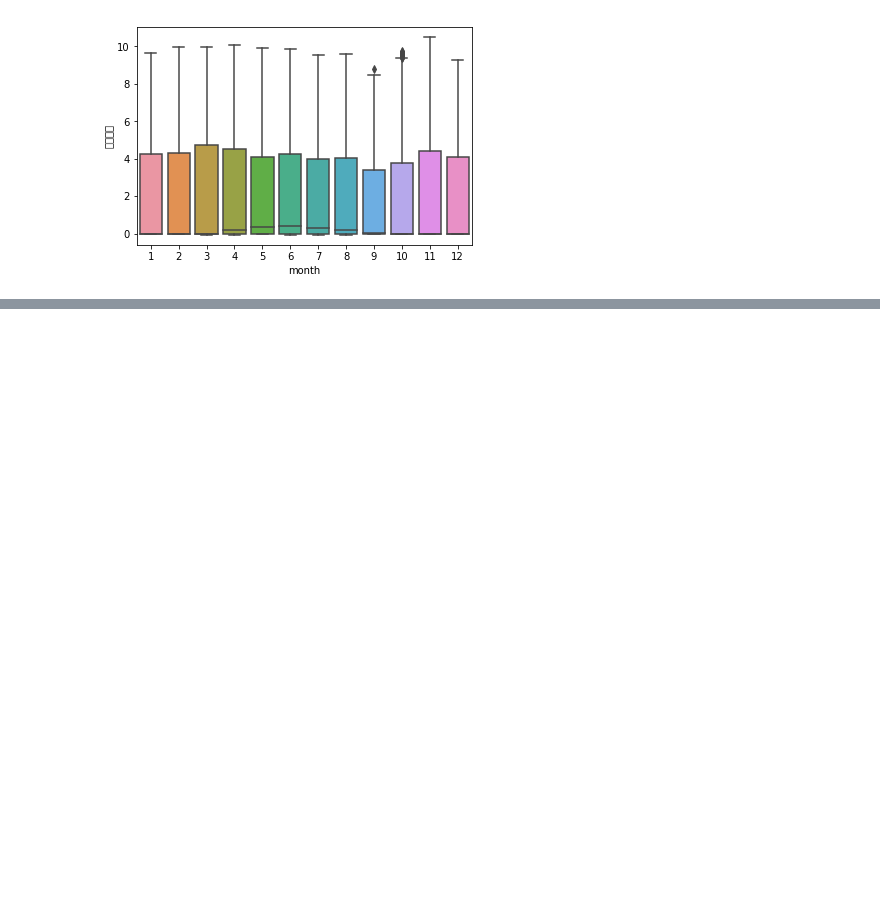
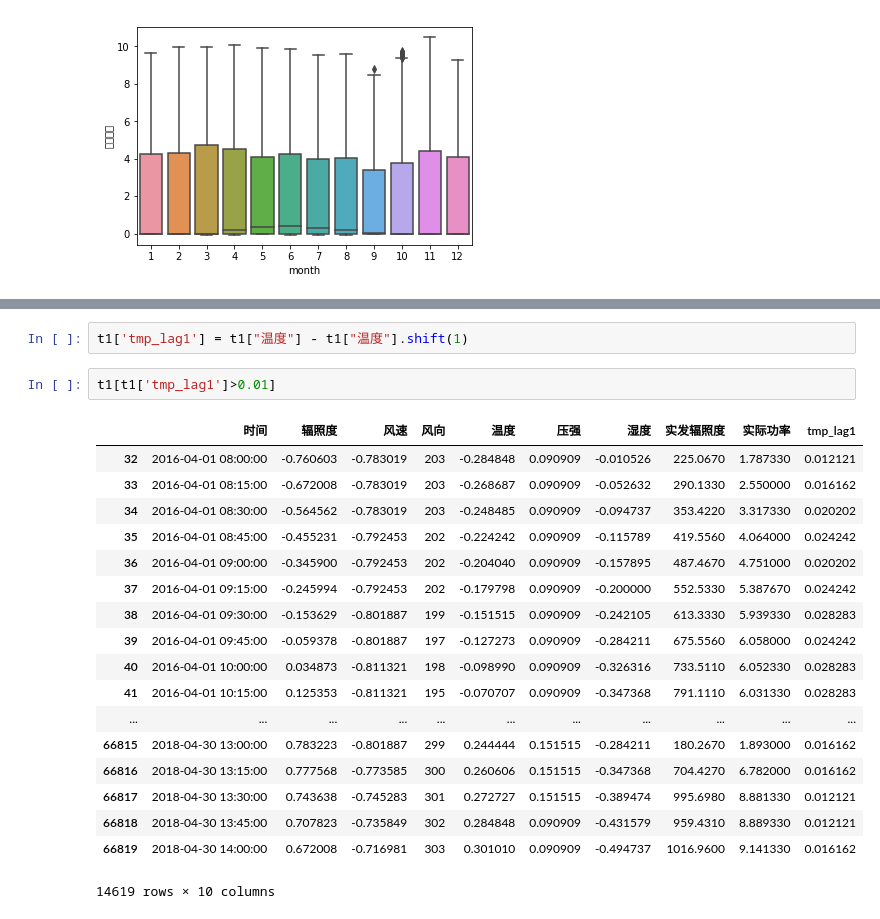
Before and after one commit to EvilPsyCHo/competition, a Jupyter notebook: gngf/notebook/EDA 20181105.ipynb, the cells around one changed output, grey strips where cells are left out. Saved outputs shown, nothing was run; the diff lists cells and outputs as text; blank space fills up the shorter version.

```diff
--- a/gngf/notebook/EDA 20181105.ipynb
+++ b/gngf/notebook/EDA 20181105.ipynb
@@ -142,0 +315,23 @@ sns.boxplot(x='month', y='实际功率', data=t1)
+# %%
+t1['tmp_lag1'] = t1["温度"] - t1["温度"].shift(1)
+# %%
+t1[t1['tmp_lag1']>0.01]
+# %% [output]
+|  | 时间 | 辐照度 | 风速 | 风向 | 温度 | 压强 | 湿度 | 实发辐照度 | 实际功率 | tmp_lag1 |
+| 32 | 2016-04-01 08:00:00 | -0.760603 | -0.783019 | 203 | -0.284848 | 0.090909 | -0.010526 | 225.0670 | 1.787330 | 0.012121 |
+| 33 | 2016-04-01 08:15:00 | -0.672008 | -0.783019 | 203 | -0.268687 | 0.090909 | -0.052632 | 290.1330 | 2.550000 | 0.016162 |
+| 34 | 2016-04-01 08:30:00 | -0.564562 | -0.783019 | 203 | -0.248485 | 0.090909 | -0.094737 | 353.4220 | 3.317330 | 0.020202 |
+| 35 | 2016-04-01 08:45:00 | -0.455231 | -0.792453 | 202 | -0.224242 | 0.090909 | -0.115789 | 419.5560 | 4.064000 | 0.024242 |
+| 36 | 2016-04-01 09:00:00 | -0.345900 | -0.792453 | 202 | -0.204040 | 0.090909 | -0.157895 | 487.4670 | 4.751000 | 0.020202 |
+| 37 | 2016-04-01 09:15:00 | -0.245994 | -0.792453 | 202 | -0.179798 | 0.090909 | -0.200000 | 552.5330 | 5.387670 | 0.024242 |
+| 38 | 2016-04-01 09:30:00 | -0.153629 | -0.801887 | 199 | -0.151515 | 0.090909 | -0.242105 | 613.3330 | 5.939330 | 0.028283 |
+| 39 | 2016-04-01 09:45:00 | -0.059378 | -0.801887 | 197 | -0.127273 | 0.090909 | -0.284211 | 675.5560 | 6.058000 | 0.024242 |
+| 40 | 2016-04-01 10:00:00 | 0.034873 | -0.811321 | 198 | -0.098990 | 0.090909 | -0.326316 | 733.5110 | 6.052330 | 0.028283 |
+| 41 | 2016-04-01 10:15:00 | 0.125353 | -0.811321 | 195 | -0.070707 | 0.090909 | -0.347368 | 791.1110 | 6.031330 | 0.028283 |
+| ... | ... | ... | ... | ... | ... | ... | ... | ... | ... | ... |
+| 66815 | 2018-04-30 13:00:00 | 0.783223 | -0.801887 | 299 | 0.244444 | 0.151515 | -0.284211 | 180.2670 | 1.893000 | 0.016162 |
+| 66816 | 2018-04-30 13:15:00 | 0.777568 | -0.773585 | 300 | 0.260606 | 0.151515 | -0.347368 | 704.4270 | 6.782000 | 0.016162 |
+| 66817 | 2018-04-30 13:30:00 | 0.743638 | -0.745283 | 301 | 0.272727 | 0.151515 | -0.389474 | 995.6980 | 8.881330 | 0.012121 |
+| 66818 | 2018-04-30 13:45:00 | 0.707823 | -0.735849 | 302 | 0.284848 | 0.090909 | -0.431579 | 959.4310 | 8.889330 | 0.012121 |
+| 66819 | 2018-04-30 14:00:00 | 0.672008 | -0.716981 | 303 | 0.301010 | 0.090909 | -0.494737 | 1016.9600 | 9.141330 | 0.016162 |
+14619 rows × 10 columns
```
Also changed, not shown: parts of 20 cells of this notebook, 4 other files.
